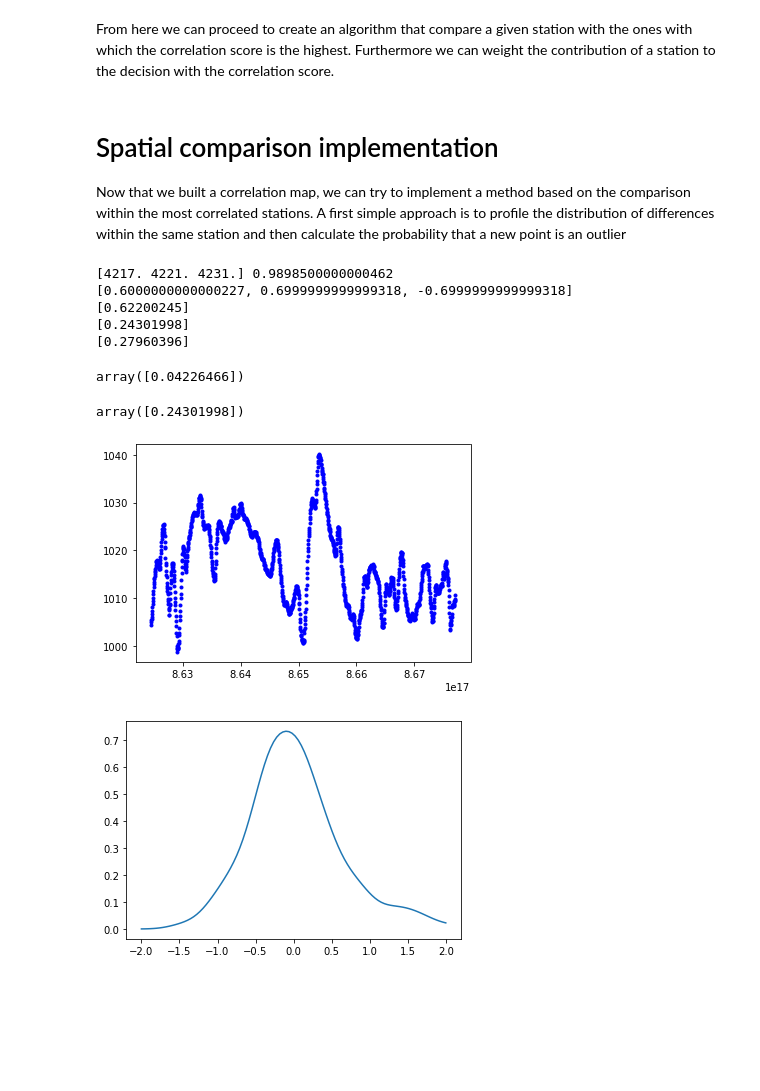
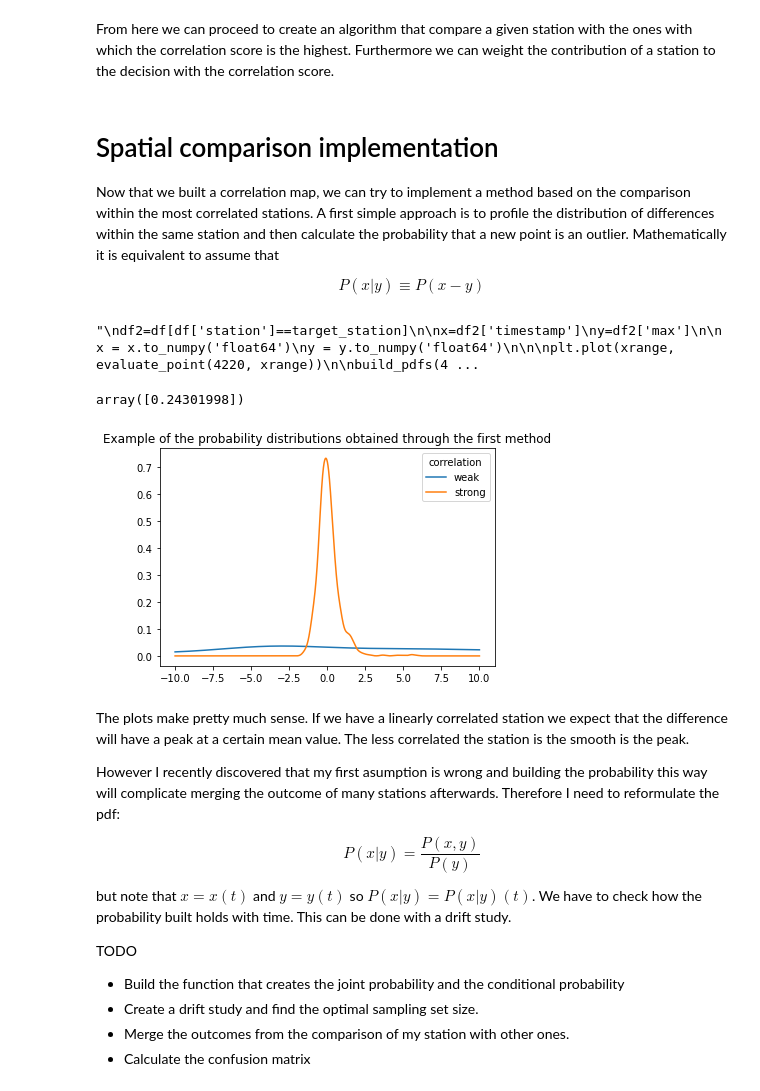
Before and after one commit to tomasfbouvier/Meteorological_Data_quality_assesment, a Jupyter notebook: pressure_check.ipynb, the cells around one changed output. Saved outputs shown, nothing was run; the diff lists cells and outputs as text; code cells hidden in the pictures; blank space fills up the shorter version.

Commit message:
Added many things

```diff
--- a/pressure_check.ipynb
+++ b/pressure_check.ipynb
@@ -513,11 +484,11 @@ sns.heatmap(stations_correlations, xticklabels=stations, yticklabels=stations)
 From here we can proceed to create an algorithm that compare a given station with the ones with which the correlation score is the highest. Furthermore we can weight the contribution of a station to the decision with the correlation score.
 # %% [markdown]
 # Spatial comparison implementation
-Now that we built a correlation map, we can try to implement a method based on the comparison within the most correlated stations. A first simple approach is to profile the distribution of differences within the same station and then calculate the probability that a new point is an outlier
+Now that we built a correlation map, we can try to implement a method based on the comparison within the most correlated stations. A first simple approach is to profile the distribution of differences within the same station and then calculate the probability that a new point is an outlier. Mathematically it is equivalent to assume that
+
+$$P(x|y)\equiv P(x-y)$$
 # %%
-station1= 4220
-station2= 4221
-station3= 4217
+target_station = 4220
 
 from scipy.stats import gaussian_kde
 
@@ -566,11 +537,10 @@ def build_pdfs(station):
             _, f2= create_sets(target_station)
 
             diffs.append(f2(point)-f1(point))
-        print(diffs)
         output_prob=1.
         for i in range(len(correlated_stations)):
             try:
-                print(pdfs[i].evaluate(diffs[i]))
+                #print(pdfs[i].evaluate(diffs[i]))
                 output_prob*= pdfs[i].evaluate(diffs[i])
             except:
                 output_prob*= 1.
@@ -582,8 +552,8 @@ def build_pdfs(station):
 
 
 
-
-df2=df[df['station']==4220]
+"""
+df2=df[df['station']==target_station]
 
 x=df2['timestamp']
 y=df2['max']
@@ -592,29 +562,40 @@ x = x.to_numpy('float64')
 y = y.to_numpy('float64')
 
 
-
-#plt.plot(xrange, evaluate_point(4220, xrange))
+plt.plot(xrange, evaluate_point(4220, xrange))
 
 build_pdfs(4220)(x[0])
+"""
 # %% [output]
-[4217. 4221. 4231.] 0.9898500000000462
-[0.6000000000000227, 0.6999999999999318, -0.6999999999999318]
-[0.62200245]
-[0.24301998]
-[0.27960396]
+"\ndf2=df[df['station']==target_station]\n\nx=df2['timestamp']\ny=df2['max']\n\nx = x.to_numpy('float64')\ny = y.to_numpy('float64')\n\n\nplt.plot(xrange, evaluate_point(4220, xrange))\n\nbuild_pdfs(4 ...
-array([0.04226466])
 # %%
-plt.plot(x,y, 'b.')
+#Example of two correlated and uncorrelated stations.
 
-xrange=np.linspace(-2.,2., 100)
+xrange=np.linspace(-10.,10., 10000)
 #create_probability(4221,4220)
 
 plt.figure()
-plt.plot(xrange, create_probability(4220,4221).evaluate(xrange))
+plt.title('Example of the probability distributions obtained through the first method')
+plt.plot(xrange, create_probability(4220,6010).evaluate(xrange), label='weak')
+plt.plot(xrange, create_probability(4220, 4221).evaluate(xrange), label='strong')
 
+plt.legend(loc='best', title='correlation')
 
 create_probability(4220,4221)(0.7)
 # %% [output]
 array([0.24301998])
-[figure, old version]
+[figure, new version]
-[figure, removed]
+# %% [markdown]
+The plots make pretty much sense. If we have a linearly correlated station we expect that the difference will have a peak at a certain mean value. The less correlated the station is the smooth is the peak.
+
+However I recently discovered that my first asumption is wrong and building the probability this way will complicate merging the outcome of many stations afterwards. Therefore I need to reformulate the pdf:
+
+$$P(x|y)= \frac{P(x,y)}{P(y)}$$
+
+but note that $x= x(t) $ and $y=y(t)$ so $P(x|y) = P(x|y)(t)$. We have to check how the probability built holds with time. This can be done with a drift study.
+
+TODO
+- Build the function that creates the joint probability and the conditional probability
+- Create a drift study and find the optimal sampling set size.
+- Merge the outcomes from the comparison of my station with other ones.
+- Calculate the confusion matrix
```
Also changed, not shown: parts of 10 cells of this notebook.
